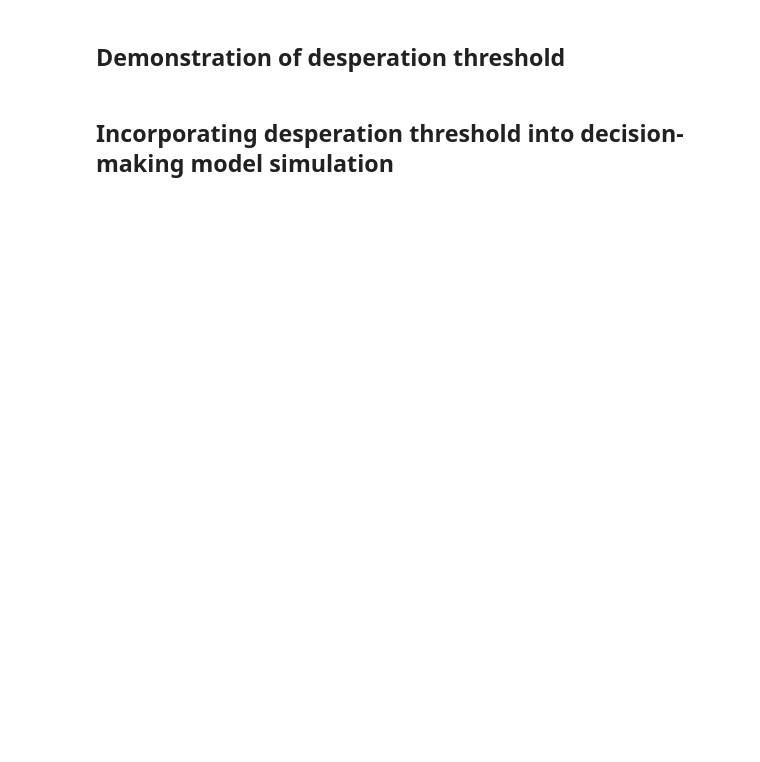
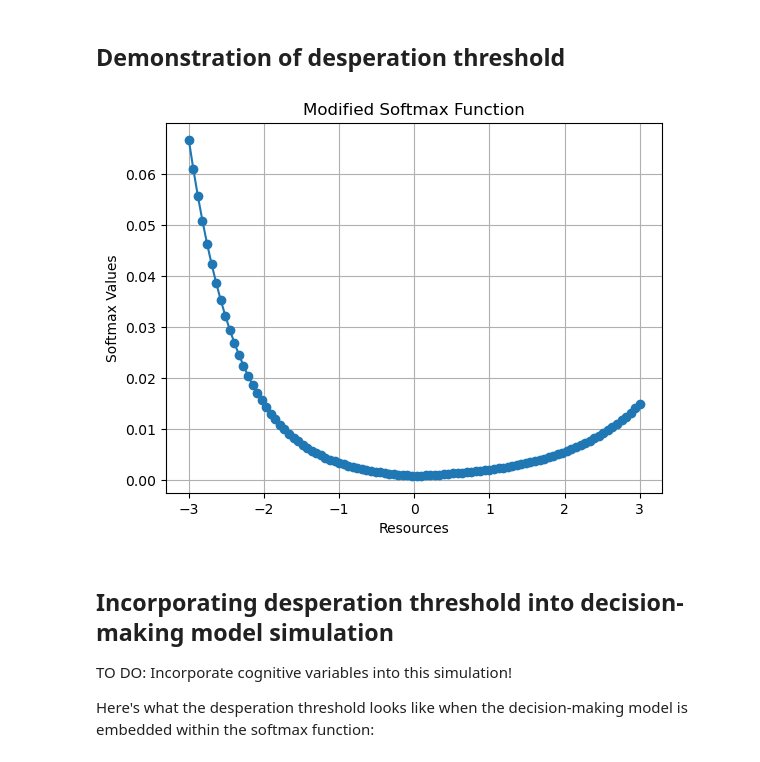
Before and after one commit to blam3/ABM-relative-desperation-uncertainty, a Jupyter notebook: desperation_threshold_description.ipynb, the cells around one changed output. Saved outputs shown, nothing was run; the diff lists cells and outputs as text; code cells hidden in the pictures; blank space fills up the shorter version.

Commit message:
Description and demonstration of the desperation threshold within the softmax function

```diff
--- a/desperation_threshold_description.ipynb
+++ b/desperation_threshold_description.ipynb
@@ -23,4 +23,35 @@ The τ parameter represents one’s desperation, but not necessarily an agent’
 # %% [markdown]
 ## Demonstration of desperation threshold
+# %%
+import numpy as np
+import matplotlib.pyplot as plt
+
+# Modified U-shaped softmax function
+def u_shaped_softmax(logits, tau):
+    modified_logits = np.where(logits < 0, -tau * logits, logits)
+    return np.exp(modified_logits) / np.sum(np.exp(modified_logits))
+
+
+# Input logits
+logits_u_shape = np.linspace(-3, 3, 100)
+
+# Parameter (scaling factor)
+tau = 1.5
+
+# Compute U-shaped softmax
+u_shaped_softmax_values = u_shaped_softmax(logits=logits_u_shape, tau=tau)
+
+# Plotting the U-shaped softmax function
+plt.plot(logits_u_shape, u_shaped_softmax_values, marker='o')
+plt.title('Modified Softmax Function')
+plt.xlabel('Resources')
+plt.ylabel('Softmax Values')
+plt.grid()
+# %% [output]
+[figure, added]
 # %% [markdown]
 ## Incorporating desperation threshold into decision-making model simulation
+
+TO DO: Incorporate cognitive variables into this simulation!
+
+Here's what the desperation threshold looks like when the decision-making model is embedded within the softmax function:
```
Also changed, not shown: parts of 3 cells of this notebook.
